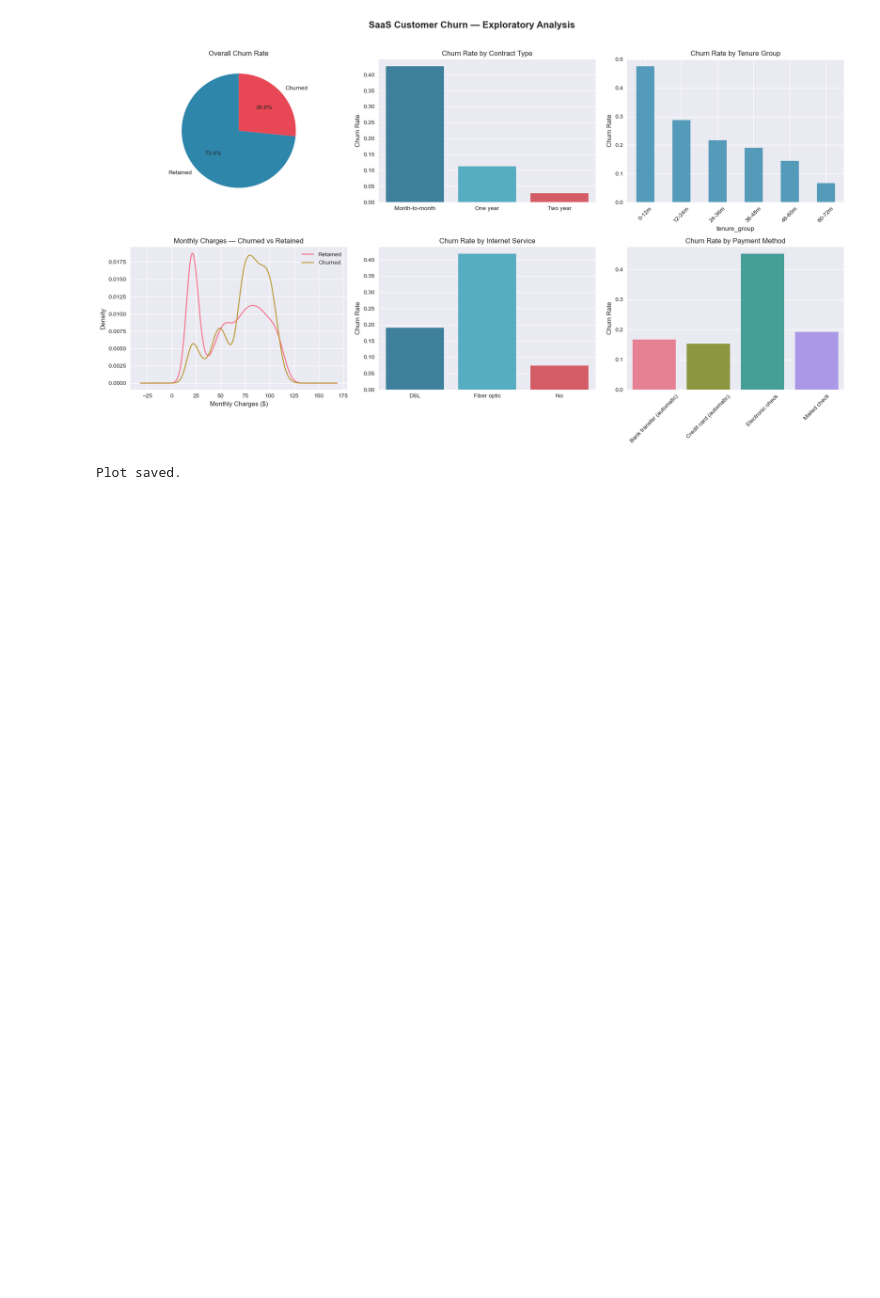
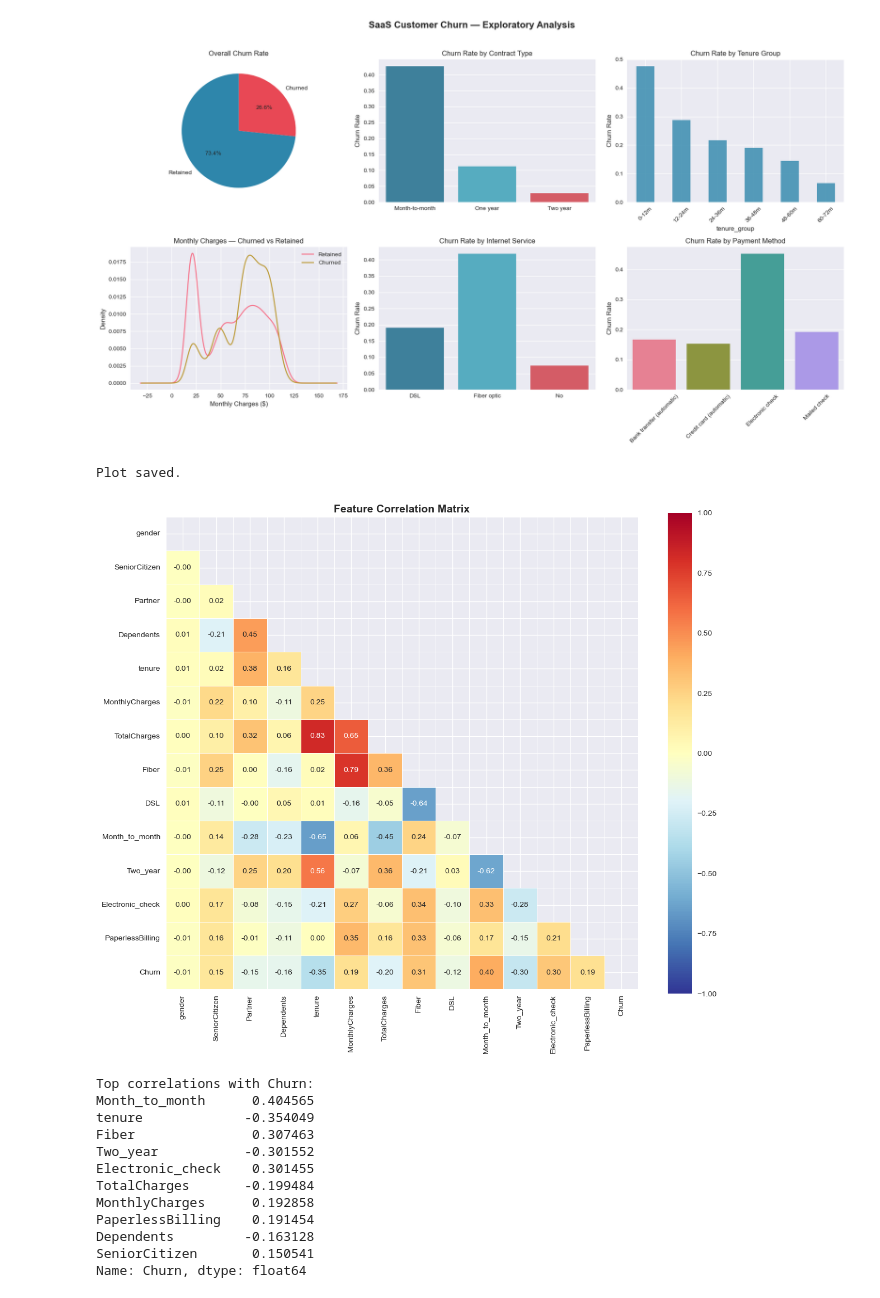
Before and after one commit to yashashree5/telco-churn-analysis, a Jupyter notebook: notebooks/01_EDA.ipynb, the cells around one changed output. Cells and saved outputs as stored; diff of their text form; code cells hidden in the pictures; blank space fills up the shorter version.

```diff
--- a/notebooks/01_EDA.ipynb
+++ b/notebooks/01_EDA.ipynb
@@ -164,3 +164,72 @@ Passing `palette` without assigning `hue` is deprecated and will be removed in v
   sns.barplot(data=payment_churn, x='PaymentMethod', y='Churn',
 [figure]
 Plot saved.
+# %%
+# Correlation Analysis
+# Convert categorical variables to numeric for correlation
+
+df_corr = df.copy()
+
+# Binary encoding
+binary_cols = ['Partner', 'Dependents', 'PhoneService',
+               'PaperlessBilling', 'MultipleLines']
+for col in binary_cols:
+    df_corr[col] = (df_corr[col] == 'Yes').astype(int)
+
+# Internet service
+df_corr['Fiber'] = (df_corr['InternetService'] == 'Fiber optic').astype(int)
+df_corr['DSL'] = (df_corr['InternetService'] == 'DSL').astype(int)
+
+# Contract
+df_corr['Month_to_month'] = (df_corr['Contract'] == 'Month-to-month').astype(int)
+df_corr['Two_year'] = (df_corr['Contract'] == 'Two year').astype(int)
+
+# Payment
+df_corr['Electronic_check'] = (df_corr['PaymentMethod'] == 'Electronic check').astype(int)
+
+# Gender
+df_corr['gender'] = (df_corr['gender'] == 'Male').astype(int)
+
+# Select numeric columns
+numeric_cols = ['gender', 'SeniorCitizen', 'Partner', 'Dependents',
+                'tenure', 'MonthlyCharges', 'TotalCharges',
+                'Fiber', 'DSL', 'Month_to_month', 'Two_year',
+                'Electronic_check', 'PaperlessBilling', 'Churn']
+
+corr_matrix = df_corr[numeric_cols].corr()
+
+# Plot correlation heatmap
+plt.figure(figsize=(12, 10))
+mask = np.triu(np.ones_like(corr_matrix, dtype=bool))
+sns.heatmap(corr_matrix,
+            mask=mask,
+            annot=True,
+            fmt='.2f',
+            cmap='RdYlBu_r',
+            center=0,
+            vmin=-1, vmax=1,
+            square=True,
+            linewidths=0.5)
+plt.title('Feature Correlation Matrix', fontsize=14, fontweight='bold')
+plt.tight_layout()
+plt.savefig('../visuals/02_correlation_matrix.png', dpi=150, bbox_inches='tight')
+plt.show()
+
+# Print top correlations with Churn
+print("\nTop correlations with Churn:")
+churn_corr = corr_matrix['Churn'].drop('Churn').sort_values(key=abs, ascending=False)
+print(churn_corr.head(10))
+# %% [output]
+[figure, added]
+Top correlations with Churn:
+Month_to_month      0.404565
+tenure             -0.354049
+Fiber               0.307463
+Two_year           -0.301552
+Electronic_check    0.301455
+TotalCharges       -0.199484
+MonthlyCharges      0.192858
+PaperlessBilling    0.191454
+Dependents         -0.163128
+SeniorCitizen       0.150541
+Name: Churn, dtype: float64
```
Also changed, not shown: 3 other files.
